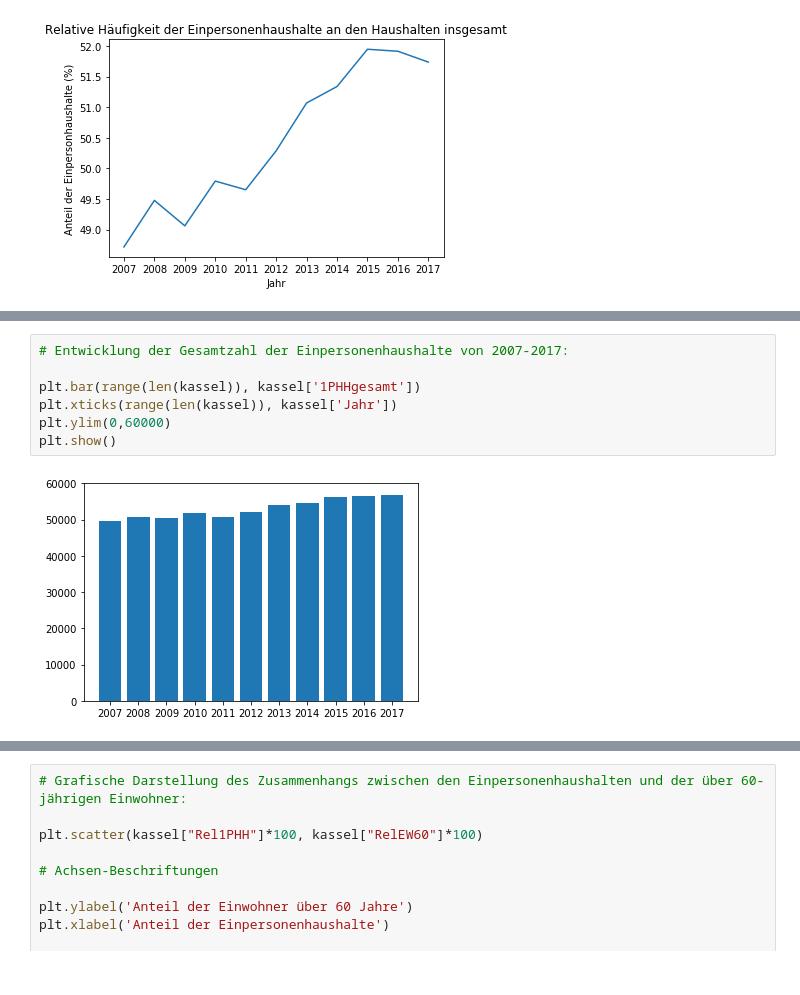
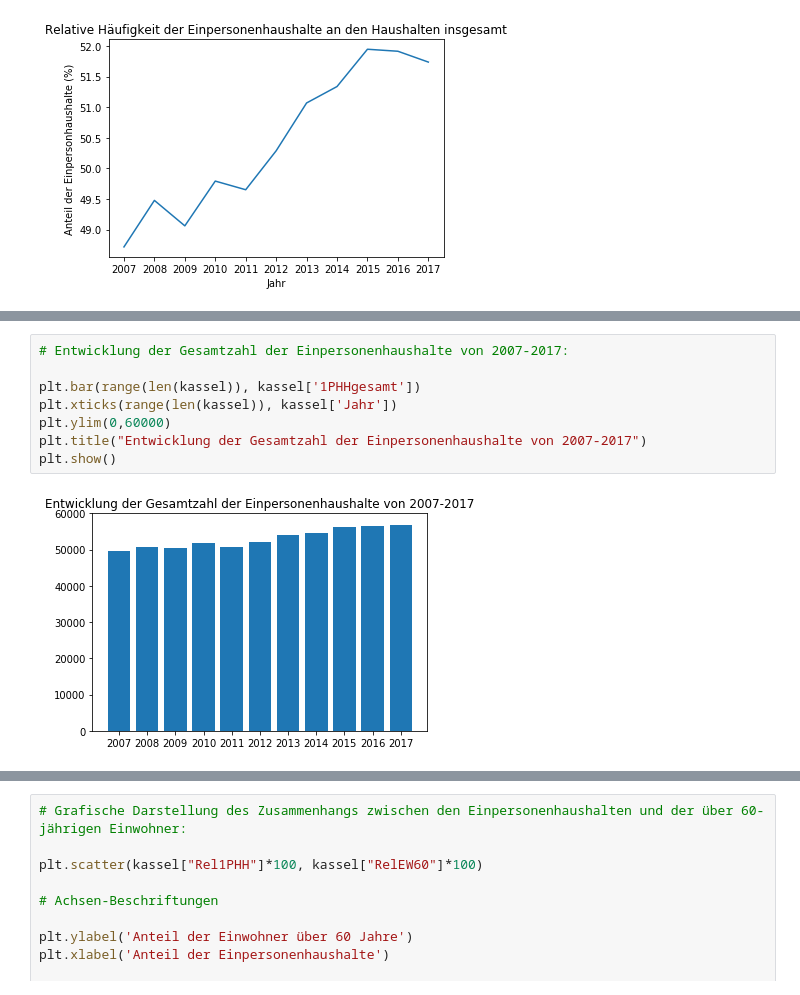
Before and after one commit to tschroeder10961/datascience-urban-segregation, a Jupyter notebook: GruppeD/DatenanalyseKassel_190120.ipynb, the cells around one changed output, grey strips where cells are left out. Drawn from its saved outputs; the diff is of its cells as text.

```diff
--- a/GruppeD/DatenanalyseKassel_190120.ipynb
+++ b/GruppeD/DatenanalyseKassel_190120.ipynb
@@ -624,12 +636,13 @@ plt.legend((serie1,serie2,serie3), ("Junge", "Mittlere", "Alte"))
 # %%
 # Entwicklung der Gesamtzahl der Einpersonenhaushalte von 2007-2017:
 
 plt.bar(range(len(kassel)), kassel['1PHHgesamt'])
 plt.xticks(range(len(kassel)), kassel['Jahr'])
 plt.ylim(0,60000)
+plt.title("Entwicklung der Gesamtzahl der Einpersonenhaushalte von 2007-2017")
 plt.show()
 # %% [output]
-[figure, old version]
+[figure, new version]
 # %%
 # Umrechnen der Var4,5,6 (relative Häufigkeiten) % und Anpassen der Grafik:
 
```
Also changed, not shown: parts of 9 cells of this notebook.
